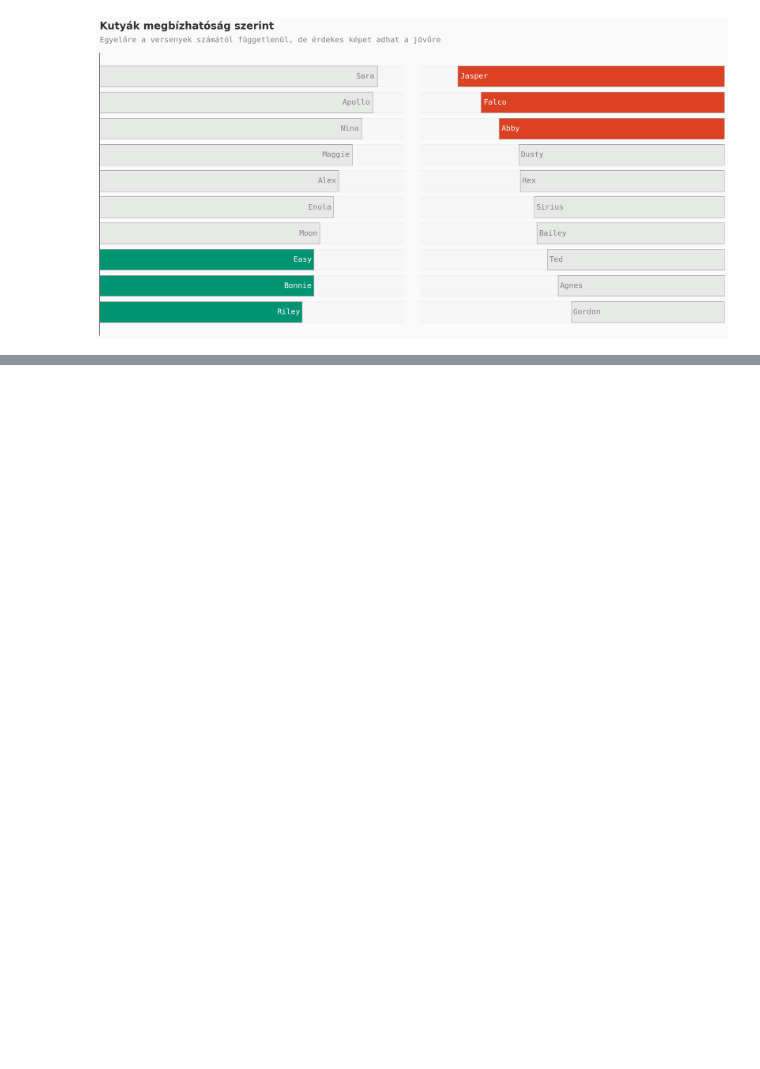
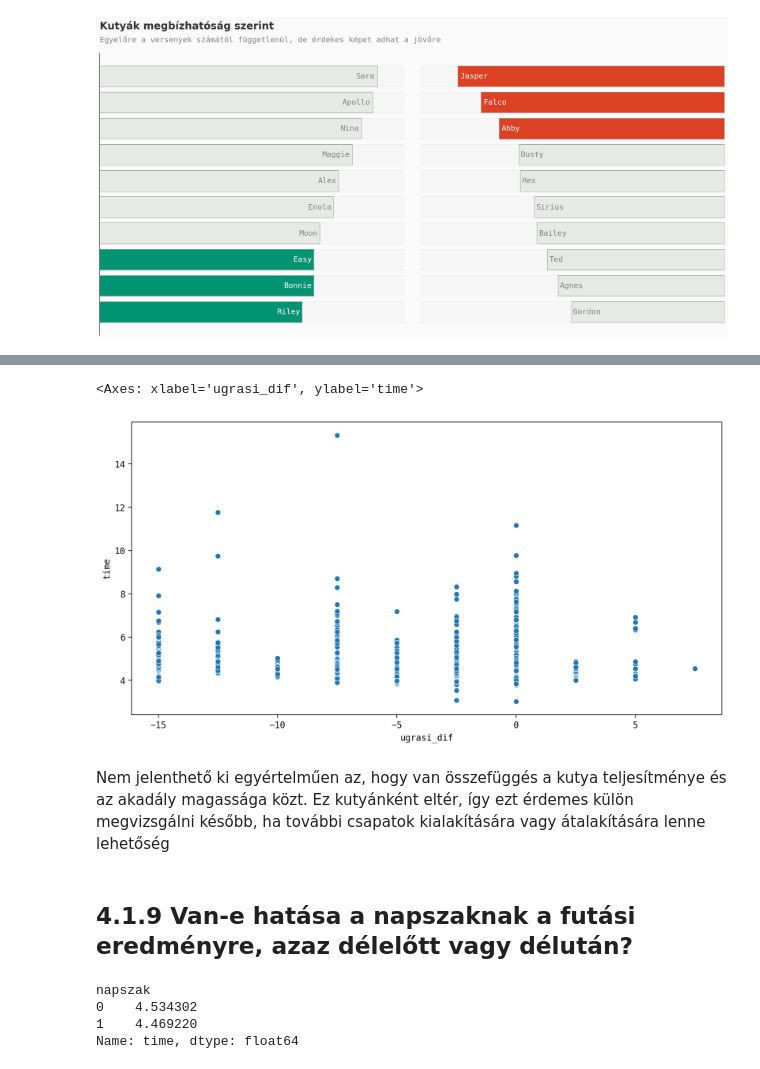
Before and after one commit to datavers/FlyBall, a Jupyter notebook: Flyball.ipynb, the cells around one changed output, grey strips where cells are left out. Drawn from its saved outputs; the diff is of its cells as text; code cells hidden in the pictures; blank space fills up the shorter version.

```diff
--- a/Flyball.ipynb
+++ b/Flyball.ipynb
@@ -1120,0 +1257,4 @@ df_merged_wo_time_error.groupby(['name','date', 'city']).agg(
+# %%
+df_ugras = df_merged.copy()
+# %%
+df_ugras['ugrasi_dif'] = df_ugras['Hurdles'] - df_ugras['ugrasi_magassag']
@@ -1120,0 +1288,16 @@ df_merged_wo_time_error.groupby(['name','date', 'city']).agg(
+# %%
+sns.scatterplot(data=df_ugras, x="ugrasi_dif", y="time")
+# %% [output]
+<Axes: xlabel='ugrasi_dif', ylabel='time'>
+[figure, added]
+# %% [markdown]
+Nem jelenthető ki egyértelműen az, hogy van összefüggés a kutya teljesítménye és az akadály magassága közt. Ez kutyánként eltér, így ezt érdemes külön megvizsgálni később, ha további csapatok kialakítására vagy átalakítására lenne lehetőség
+# %% [markdown]
+## 4.1.9 Van-e hatása a napszaknak a futási eredményre, azaz délelőtt vagy délután?
+# %%
+df_merged.groupby('napszak')['time'].mean()
+# %% [output]
+napszak
+0    4.534302
+1    4.469220
+Name: time, dtype: float64
```
Also changed, not shown: parts of 86 cells of this notebook.
